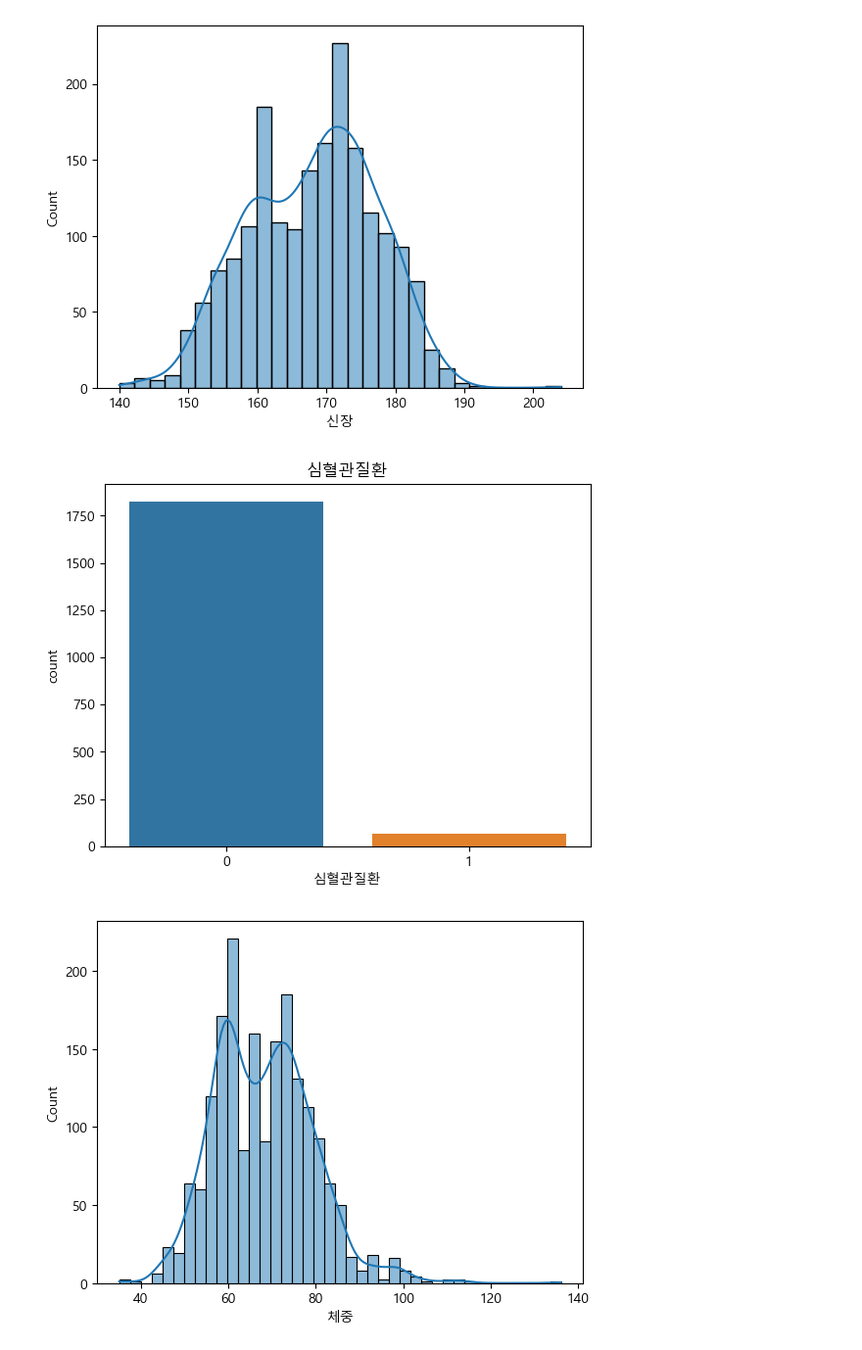
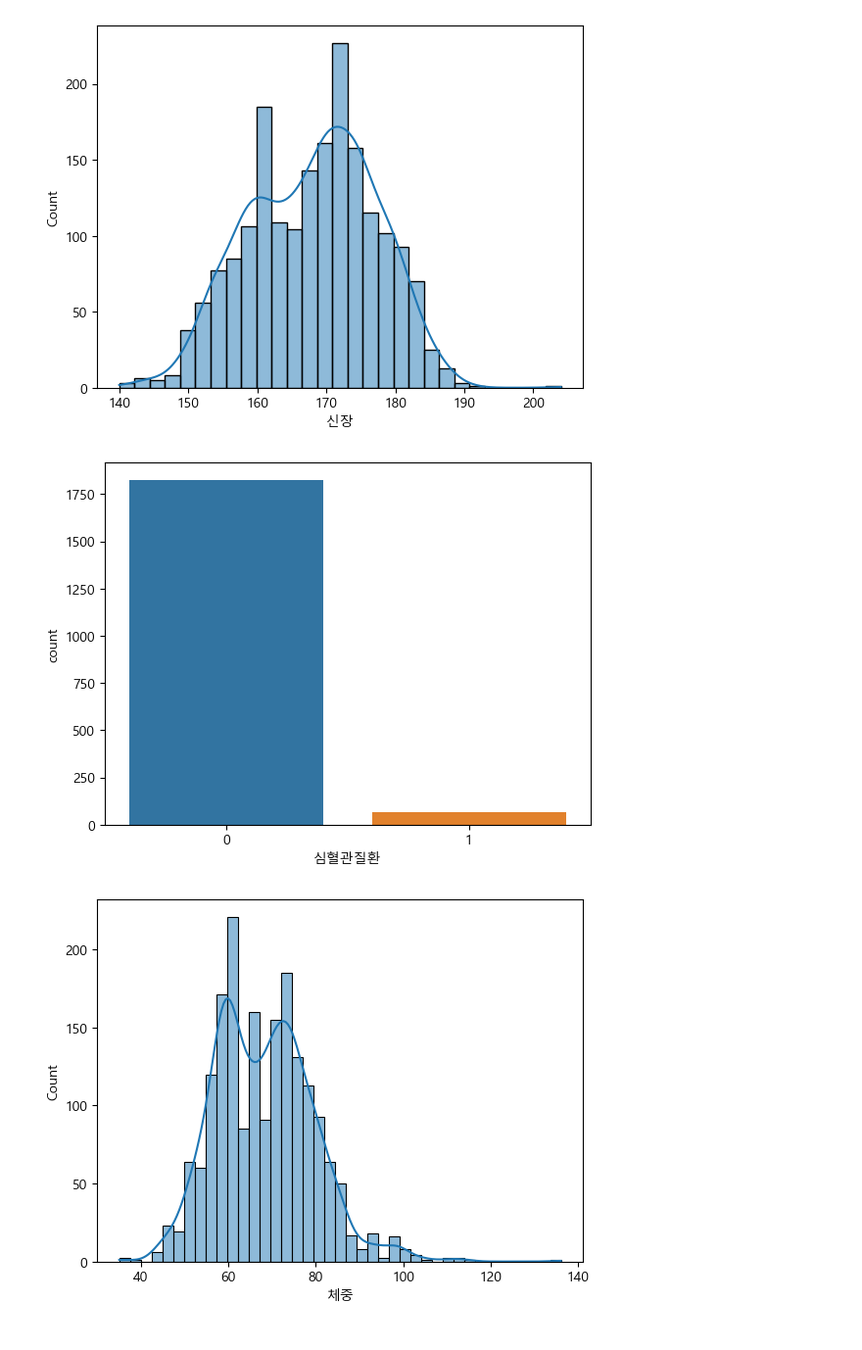
Before and after one commit to araya1203/study_data_analytics, a Jupyter notebook: codes/DDA/RecurrenceOfSurgery_DDA_quests.ipynb, the cells around one changed output. Shown at 98% size. Cells and saved outputs as stored; diff of their text form; code cells hidden in the pictures.

```diff
--- a/codes/DDA/RecurrenceOfSurgery_DDA_quests.ipynb
+++ b/codes/DDA/RecurrenceOfSurgery_DDA_quests.ipynb
@@ -117,10 +117,9 @@ plt.show()
 # %%
 # 심혈관질환 chart
 sns.countplot(data=df_ROS_forpatient, x='심혈관질환')
-plt.title("심혈관질환")
 plt.show()
 # %% [output]
-[figure, old version]
+[figure, new version]
 # %%
 # 질환 chart
 sns.histplot(data=df_ROS_forpatient, x='체중', kde='True')
```
Also changed, not shown: parts of 29 cells of this notebook, 2 other files.
